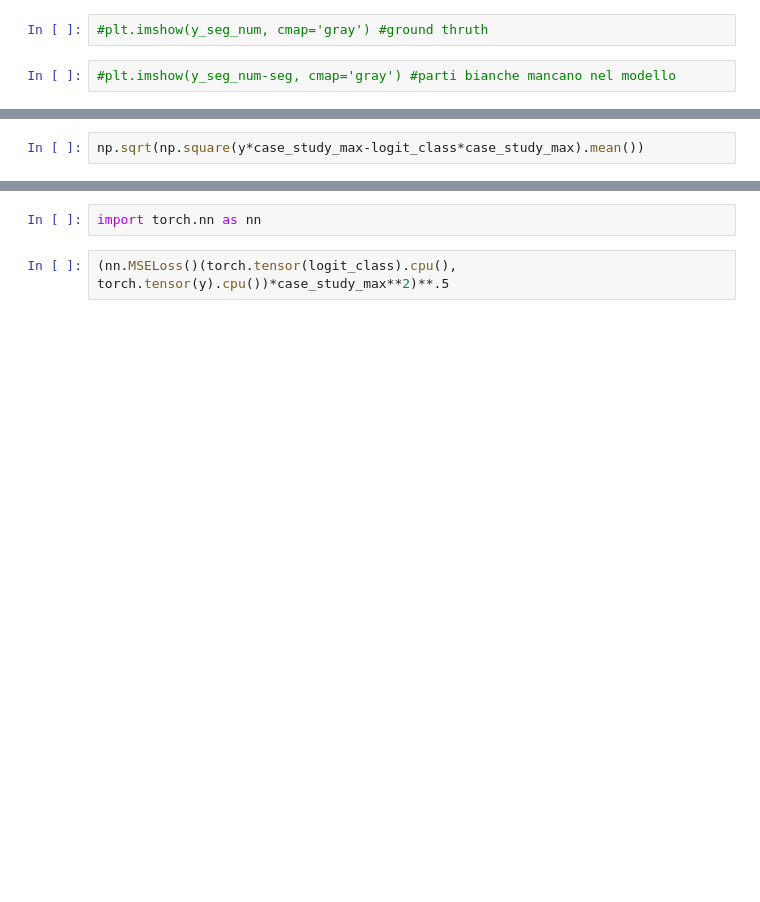
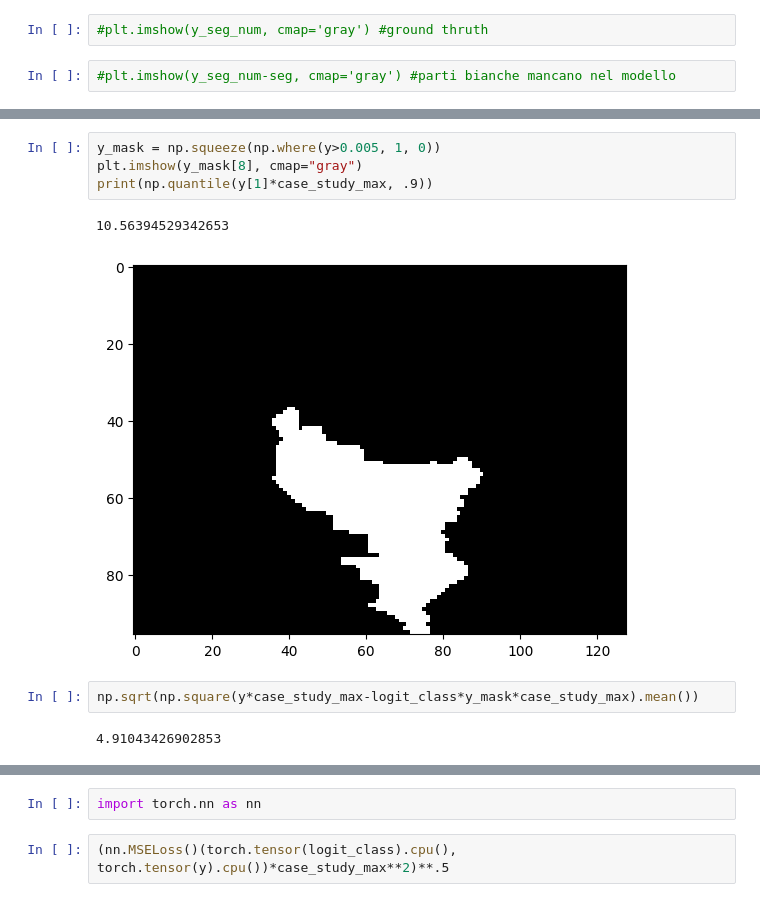
Before and after one commit to simone7monaco/rainfall-prediction, a Jupyter notebook: notebooks/test_model.ipynb, the cells around one changed output, grey strips where cells are left out. Cells and saved outputs as stored; diff of their text form; blank space fills up the shorter version.

```diff
--- a/notebooks/test_model.ipynb
+++ b/notebooks/test_model.ipynb
@@ -108,5 +119,14 @@ RMSE.sum(), np.shape(RMSE)
 # %%
-np.sqrt(np.square(y*case_study_max-logit_class*case_study_max).mean())
+y_mask = np.squeeze(np.where(y>0.005, 1, 0))
+plt.imshow(y_mask[8], cmap="gray")
+print(np.quantile(y[1]*case_study_max, .9))
+# %% [output]
+10.56394529342653
+[figure, added]
+# %%
+np.sqrt(np.square(y*case_study_max-logit_class*y_mask*case_study_max).mean())
+# %% [output]
+4.91043426902853
 # %%
 from sklearn.metrics import root_mean_squared_error
 sum=0
```
Also changed, not shown: parts of 11 cells of this notebook.
